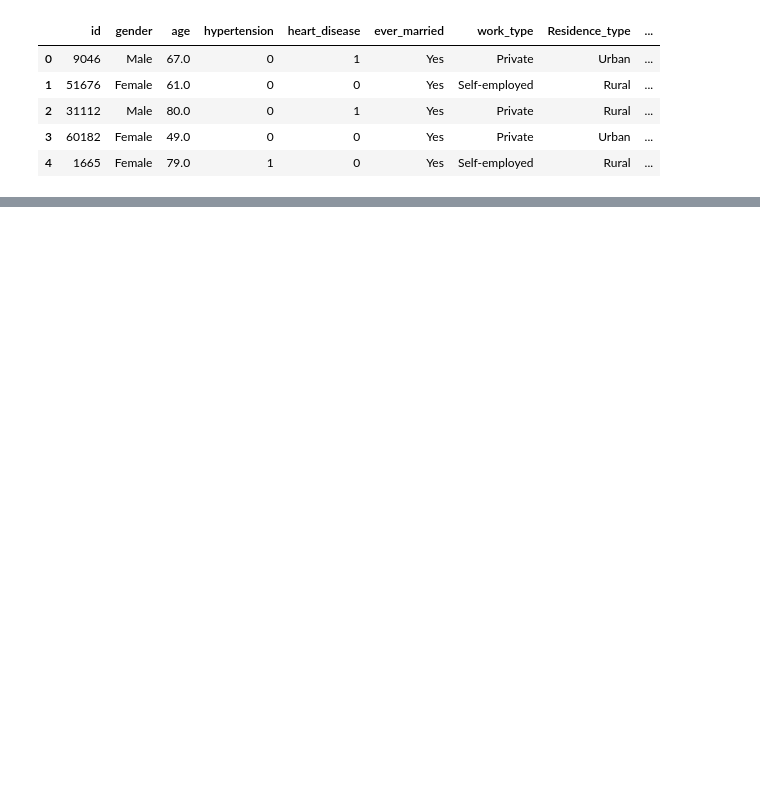
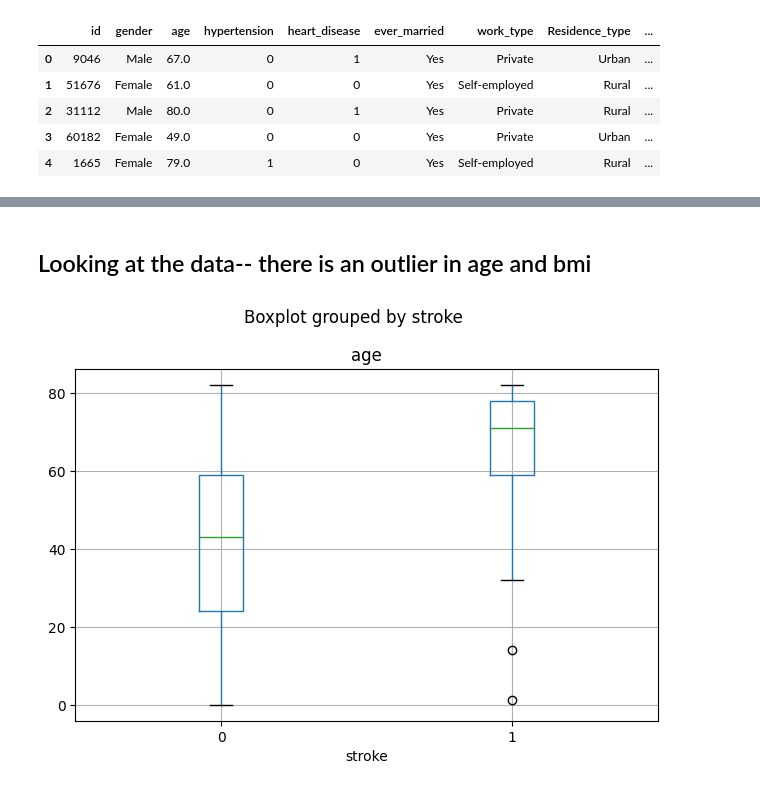
Before and after one commit to jordanbuddenhagen/Predicting-Strokes, a Jupyter notebook: Project_2_2.ipynb, the cells around one changed output, grey strips where cells are left out. Saved outputs shown, nothing was run; the diff lists cells and outputs as text; code cells hidden in the pictures; blank space fills up the shorter version.

```diff
--- a/Project_2_2.ipynb
+++ b/Project_2_2.ipynb
@@ -23,0 +50,2 @@ df_stroke.head()
+# %%
+df_stroke.drop(columns= [ 'work_type', 'id', 'ever_married'], inplace=True, axis=1)
@@ -27,0 +146,2 @@ df_stroke.shape
+# %%
+df_stroke.drop(axis=0, index=3116, inplace=True)
@@ -27,0 +185,7 @@ df_stroke.shape
+# %% [markdown]
+## Looking at the data-- there is an outlier in age and bmi
+# %%
+df_stroke.boxplot(column = 'age', by ='stroke')
+plt.tight_layout()
+# %% [output]
+[figure, added]
```
Also changed, not shown: parts of 37 cells of this notebook.
